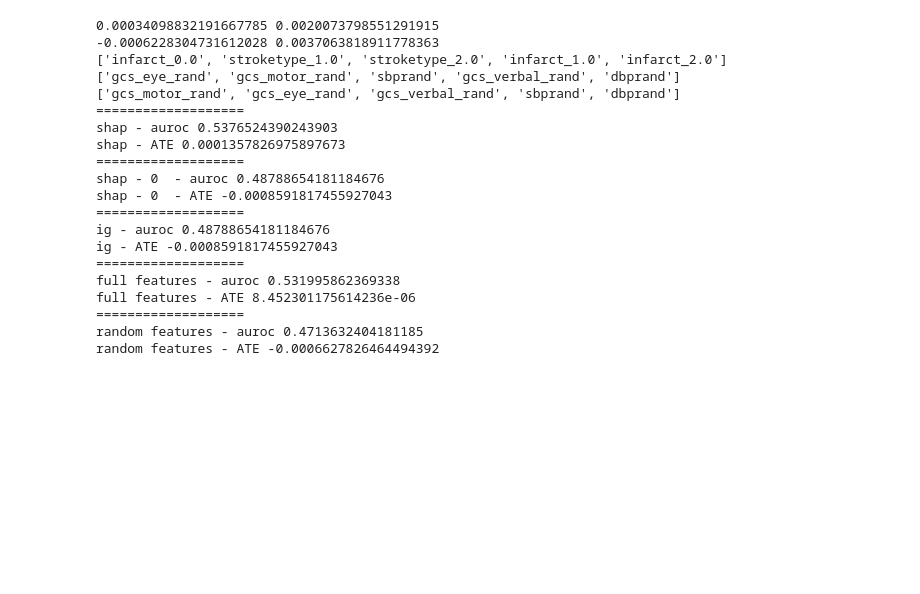
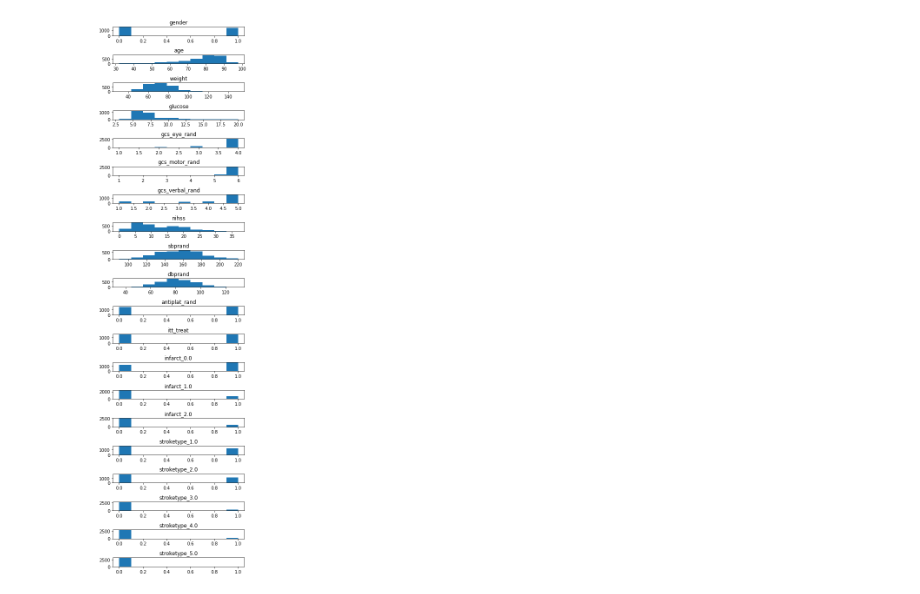
Before and after one commit to q8888620002/LIFT-XAI, a Jupyter notebook: notebooks/subgroup_ist3.ipynb, the cells around one changed output. Cells and saved outputs as stored; diff of their text form; code cells hidden in the pictures; blank space fills up the shorter version.

```diff
--- a/notebooks/subgroup_ist3.ipynb
+++ b/notebooks/subgroup_ist3.ipynb
@@ -168,62 +177,13 @@ y_test = y_test == 0
-# %%
-results_train = pkl.load(open("../results/ist3/train_xlearner.pkl", "rb"))
-results_test = pkl.load(open("../results/ist3/test_xlearner.pkl", "rb"))
-
-print(np.mean(results_train), np.std(results_train)/np.sqrt(results_train.shape[1]))
-print(np.mean(results_test), np.std(results_test)/np.sqrt(results_test.shape[1]))
-
-# threshold_train = np.mean(results_train, axis=1).reshape(-1,1)
-# thresohld_test = np.mean(results_test, axis=1).reshape(-1,1)
-
-# y_true_train = np.where(np.mean((results_train > threshold_train), axis=0) > 0.5, 1, 0 )
-# y_true_test = np.where(np.mean((results_test > thresohld_test), axis=0) > 0.5, 1, 0 )
-
-
-estimated_ate_train = np.mean(results_train, axis=0)
-estimated_ate_test = np.mean(results_test, axis=0)
-
-threshold = np.mean(estimated_ate_train, )
-
-y_true_train = (estimated_ate_train > threshold)
-y_true_test = (estimated_ate_test > threshold)
-
-explainers = {
-    "shap": feature_idx("shap","ist3", "xlearner"), #[gender,trauma ,cause_cut, edgcs, cause_mv ]
-    "shap - 0 ": feature_idx("shap - 0 ","ist3","xlearner" ), #[temp, ph, bd, hgb, trauma ]
-    "ig": feature_idx("ig","ist3" ,"xlearner"), #[ph, na, temp, gender, trauma ],
-
-    "full features": [ i for i in range(x_train.shape[1])],
-    "random features": np.random.randint(x_train.shape[1], size=(5)),
-}
-
-for explainer, features in explainers.items():
-    subgroup_ate(
-        explainer,
-        features,
-        y_true_train,
-        y_true_test,
-        estimated_ate_test,
-        None
-    )
-# %% [output]
-0.00034098832191667785 0.0020073798551291915
--0.0006228304731612028 0.0037063818911778363
-['infarct_0.0', 'stroketype_1.0', 'stroketype_2.0', 'infarct_1.0', 'infarct_2.0']
-['gcs_eye_rand', 'gcs_motor_rand', 'sbprand', 'gcs_verbal_rand', 'dbprand']
-['gcs_motor_rand', 'gcs_eye_rand', 'gcs_verbal_rand', 'sbprand', 'dbprand']
-===================
-shap - auroc 0.5376524390243903
-shap - ATE 0.0001357826975897673
-===================
-shap - 0  - auroc 0.48788654181184676
-shap - 0  - ATE -0.0008591817455927043
-===================
-ig - auroc 0.48788654181184676
-ig - ATE -0.0008591817455927043
-===================
-full features - auroc 0.531995862369338
-full features - ATE 8.452301175614236e-06
-===================
-random features - auroc 0.4713632404181185
-random features - ATE -0.0006627826464494392
+# %%
+
+plt.figure(figsize=(5, 18))
+
+for i, col in enumerate(x.columns):
+    plt.subplot(len(x.columns),1,i+1 )
+    plt.hist(x[col])
+    plt.title(col)
+
+plt.tight_layout()
+# %% [output]
+[figure, added]
 # %%
```
Also changed, not shown: parts of 5 cells of this notebook, 14 other files.
